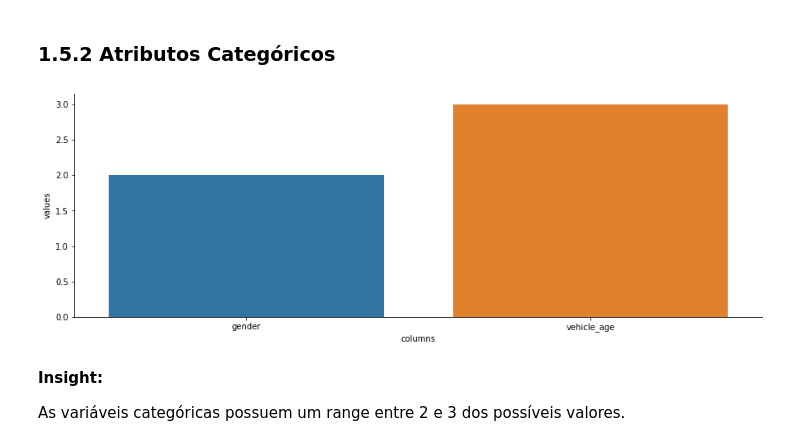
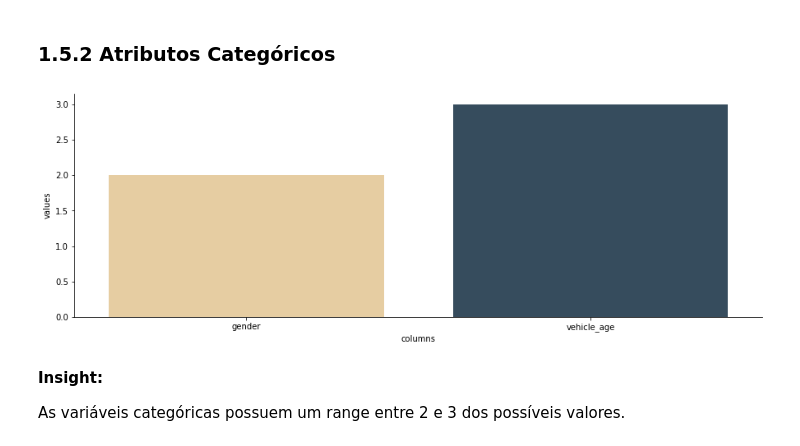
Before and after one commit to Jhonatanslopes/Health-Insurance-Cross-sell, a Jupyter notebook: notebook/notebook.ipynb, the cells around one changed output. Drawn from its saved outputs; the diff is of its cells as text; code cells hidden in the pictures.

```diff
--- a/notebook/notebook.ipynb
+++ b/notebook/notebook.ipynb
@@ -92,6 +89,9 @@ import pickle
 # %%
 # ignore warnings
 warnings.filterwarnings('ignore')
+
+# palette color
+color1, color2 = '#304d63', '#f2d096'
 
 # correlation categories
 def cramer_v(x, y):
@@ -386,17 +386,17 @@ describe
 # %%
 # Select categorical data
 categorical = df1.select_dtypes(include=['object'])
 
 # Count possible categorical values
 unique_values = categorical.apply(lambda x: len(x.unique())).reset_index().rename(
     columns={'index': 'columns', 0: 'values'}).sort_values(by='values')
 
 # Figure
 plt.figure(figsize=(15, 5))
-sns.barplot(x='columns', y='values', data=unique_values)
+sns.barplot(x='columns', y='values', data=unique_values, palette=[color2, color1])
 sns.despine(right=True)
 # %% [output]
-[figure, old version]
+[figure, new version]
 # %% [markdown]
 **Insight:**
 
```
Also changed, not shown: parts of 34 cells of this notebook.
